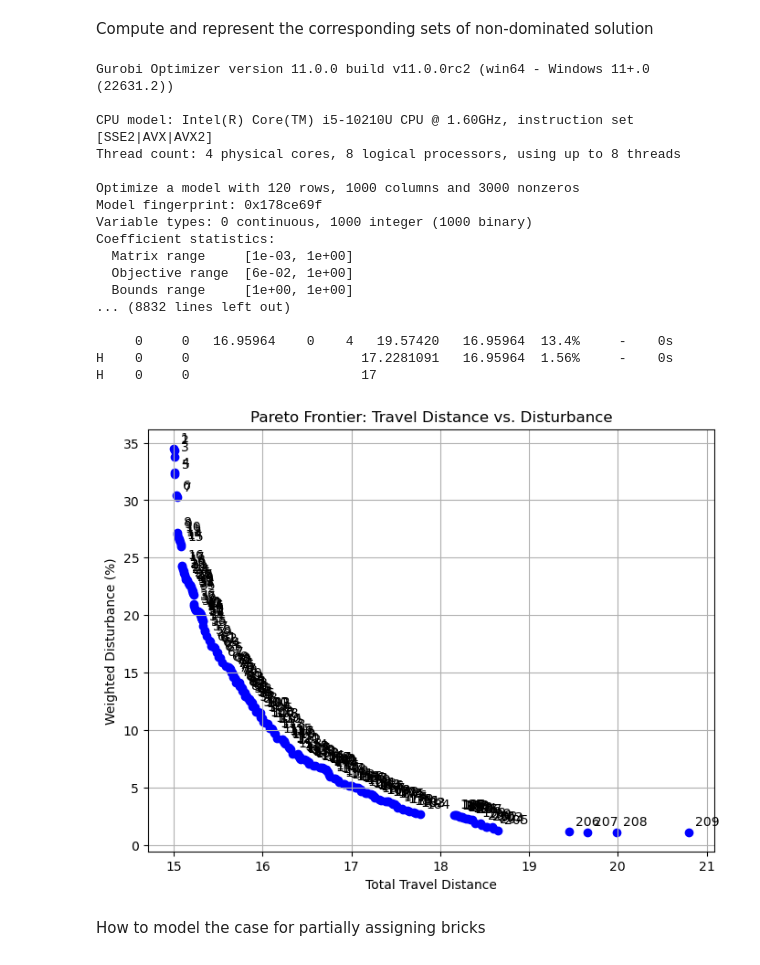
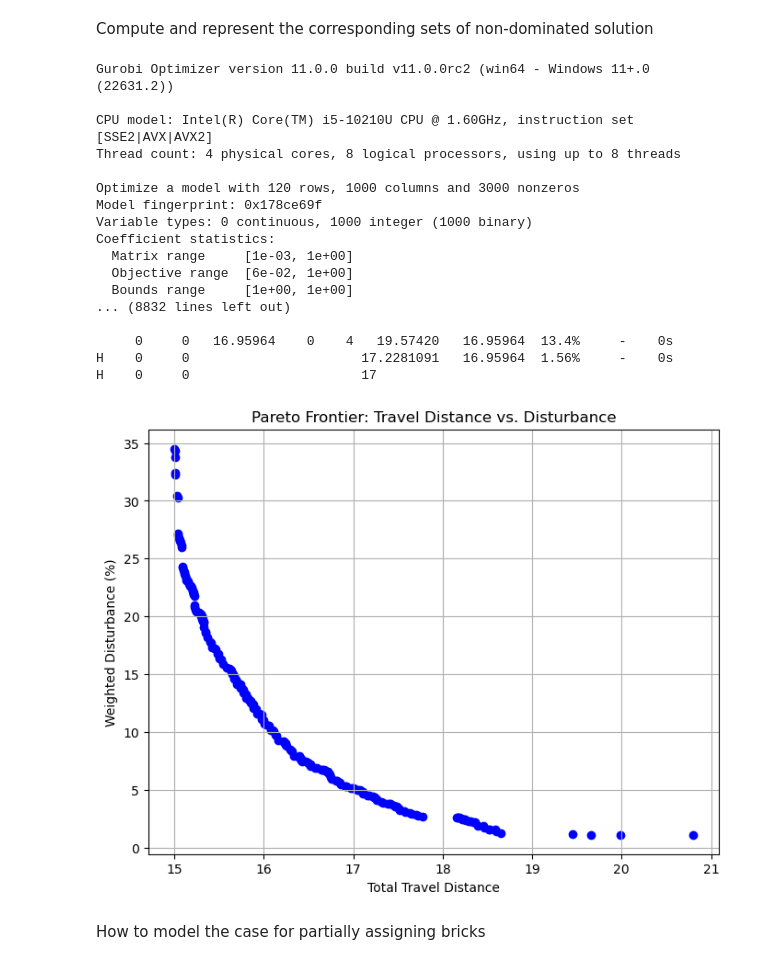
Before and after one commit to LucasTramonte/Decision-systems, a Jupyter notebook: main - Copy.ipynb, the cells around one changed output. Saved outputs shown, nothing was run; the diff lists cells and outputs as text; code cells hidden in the pictures.

Commit message:
new plot

```diff
--- a/main - Copy.ipynb
+++ b/main - Copy.ipynb
@@ -811,93 +813,84 @@ Compute and represent the corresponding sets of non-dominated solution
 import matplotlib.pyplot as plt
 from gurobipy import Model, GRB, quicksum
 
-# -------------
-# (Re)build the model if not already built
-# -------------
-# Suppose the following have been defined:
-# - SRs: a list or range(1, 11)
-# - bricks: a list of brick IDs (1 to 100)
-# - X: decision variables X[(i, j)] for i in SRs and j in bricks
-# - distance_sr_brick: a dictionary mapping (i,j) -> distance
-# - workload_index: a dictionary mapping brick j -> workload_index
-# - total_workload: sum(workload_index.values())
-# - current_assignment: dictionary {(i, j): 0 or 1} from the CSV data
+# Assuming the following have already been defined and initialized:
+# - m: Gurobi model
+# - SRs: list of SR IDs, e.g. range(1, 11)
+# - bricks: list of brick IDs, e.g. range(1, 101)
+# - X[(i, j)]: decision variables
+# - distance_sr_brick[(i, j)]: distances
+# - workload_index[j]: workload index for brick j
+# - total_workload: sum of all workload_index values
+# - current_assignment[(i, j)]: 0 or 1 from CSV
 
-# Define the objectives:
+# Define objectives
 z1 = quicksum(X[(i, j)] * distance_sr_brick[(i, j)] for i in SRs for j in bricks)
 z2 = 100 * quicksum(
     workload_index[j] * (1 - current_assignment[(i, j)]) * X[(i, j)]
     for i in SRs for j in bricks
 ) / total_workload
 
-# -------------
-# Setup the epsilon-constraint method:
-# -------------
-epsilon = 0.001   # a small decrement
-pareto_solutions = []  # To record (z1, z2) values from each run
-epsilon_constraints = {}  # To store added epsilon constraints (if needed for later removal)
+epsilon = 0.001
+pareto_solutions = []
+epsilon_constraints = {}
 iteration = 0
 
-# We start by optimizing the travel distance objective:
+# Minimize the travel distance first
 m.setObjective(z1, GRB.MINIMIZE)
 m.update()
 
-# The iterative epsilon-constraint loop:
 while True:
     m.optimize()
+
     if m.status == GRB.OPTIMAL:
-        # Get the current solution's objective values.
         current_z1 = m.objVal
         current_z2 = z2.getValue()
         pareto_solutions.append((current_z1, current_z2))
         print(f"Iteration {iteration}: z1 = {current_z1:.3f}, z2 = {current_z2:.3f}")
 
         iteration += 1
-        # Add an epsilon constraint to force a strictly lower weighted disturbance in the next run:
         constr_name = f"epsilon_{iteration}"
+        # Add a new constraint to force a strictly lower disturbance
         epsilon_constraints[iteration] = m.addConstr(z2 <= current_z2 - epsilon, name=constr_name)
         m.update()
     else:
-        # The model is infeasible; stop the loop.
+        # If infeasible or no improvement, break.
         break
 
-# Optionally, remove duplicate solutions (if any) while preserving order:
+# Remove duplicates (preserving order)
 unique_solutions = list(dict.fromkeys(pareto_solutions))
 
-# -------------
-# Plotting the Pareto Frontier:
-# -------------
+# Separate the objectives for plotting
 Z1 = [sol[0] for sol in unique_solutions]
 Z2 = [sol[1] for sol in unique_solutions]
 
+# Plot the Pareto Frontier (no labels on the dots)
 plt.figure(figsize=(8, 6))
 plt.scatter(Z1, Z2, color='blue', marker='o')
-for idx, (d_val, disturbance) in enumerate(unique_solutions, start=1):
-    plt.annotate(f"{idx}", (d_val, disturbance), textcoords="offset points", xytext=(5,5))
 plt.xlabel("Total Travel Distance")
 plt.ylabel("Weighted Disturbance (%)")
 plt.title("Pareto Frontier: Travel Distance vs. Disturbance")
 plt.grid(True)
 plt.show()
 # %% [output]
 Gurobi Optimizer version 11.0.0 build v11.0.0rc2 (win64 - Windows 11+.0 (22631.2))
 
 CPU model: Intel(R) Core(TM) i5-10210U CPU @ 1.60GHz, instruction set [SSE2|AVX|AVX2]
 Thread count: 4 physical cores, 8 logical processors, using up to 8 threads
 
 Optimize a model with 120 rows, 1000 columns and 3000 nonzeros
 Model fingerprint: 0x178ce69f
 Variable types: 0 continuous, 1000 integer (1000 binary)
 Coefficient statistics:
   Matrix range     [1e-03, 1e+00]
   Objective range  [6e-02, 1e+00]
   Bounds range     [1e+00, 1e+00]
 ... (8832 lines left out)
 
      0     0   16.95964    0    4   19.57420   16.95964  13.4%     -    0s
 H    0     0                      17.2281091   16.95964  1.56%     -    0s
 H    0     0                      17
-[figure, old version]
+[figure, new version]
 # %% [markdown]
 How to model the case for partially assigning bricks
 # %%
```
Also changed, not shown: parts of 11 cells of this notebook.
